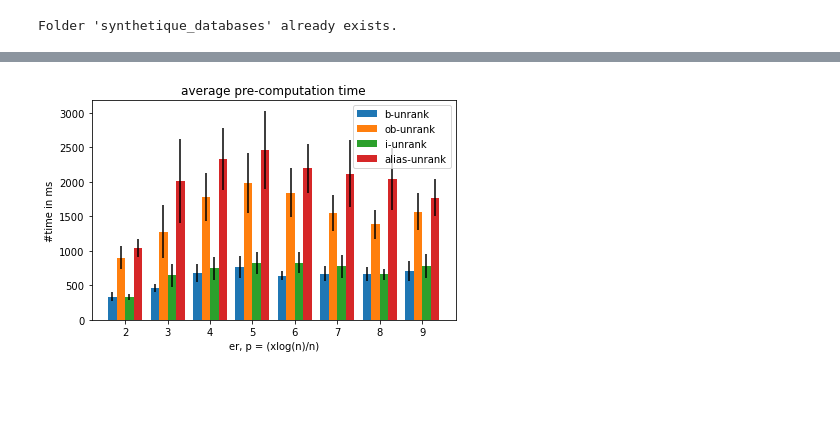
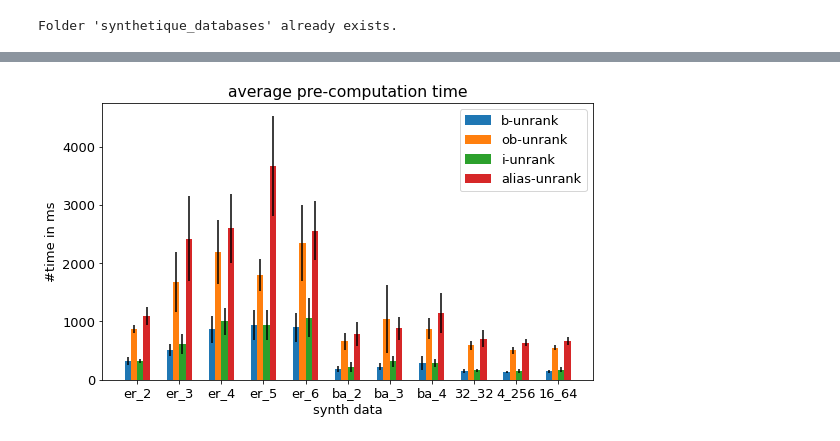
Before and after one commit to simon-dreyer/Shortest_path_sampling, a Jupyter notebook: src/syth_databases.ipynb, the cells around one changed output, grey strips where cells are left out. Drawn from its saved outputs; the diff is of its cells as text; code cells hidden in the pictures; blank space fills up the shorter version.

Commit message:
good first figures for synthtetic data

```diff
--- a/src/syth_databases.ipynb
+++ b/src/syth_databases.ipynb
@@ -253,6 +408,7 @@ def plot_bar_chart(data, xlabel, ylabel, legend, filename):
 
     :param data: Dictionary containing the data to plot
     """
+
     categories = list(data.keys())
     subcategories = list(next(iter(data.values())).keys())
 
@@ -260,11 +416,13 @@ def plot_bar_chart(data, xlabel, ylabel, legend, filename):
     n_groups = len(categories)
     n_bars = len(subcategories)
 
+    fig, ax = plt.subplots(figsize=(8, 5))
+
     # Create figure and axis
-    fig, ax = plt.subplots()
+    #fig, ax = plt.subplots()
 
     # Bar width
-    bar_width = 0.2
+    bar_width = 0.15
 
     # X locations for the groups
     index = np.arange(n_groups)
@@ -283,10 +441,13 @@ def plot_bar_chart(data, xlabel, ylabel, legend, filename):
     ax.set_xticklabels(categories)
     ax.legend()
 
+
     # Show plot
+    plt.rcParams.update({'font.size': 13})
     plt.tight_layout()
     plt.savefig(filename)
     plt.show()
+    plt.close()
 
 # # Example usage:
 # data = {
@@ -305,0 +462,6 @@ plot_bar_chart(data, "er, p = (xlog(n)/n)", "#operations", "average #operations
+# %%
+def name(i):
+    if i[0] != "gr":
+        return i[0]+"_"+str(i[1])
+    else:
+        return str(i[1][0])+"_"+str(i[1][1])
@@ -306,15 +476,20 @@ plot_bar_chart(data, "er, p = (xlog(n)/n)", "#operations", "average #operations
+# %%
+l = [("er", i) for i in range(2, nb_graphs_er+2)]
+l += [("ba", i) for i in range(2, nb_graphs_ba+2)]
+l += [ ("gr", e) for e in list_grid ]
 # %%
 #launch bars on pre-computations
 import subprocess
 algos = ["b-unrank", "ob-unrank", "i-unrank", "alias-unrank"]
-d_pre = { i: {alg:[]   for alg in algos}  for i in list_p }
-for i in list_p:
+d_pre = { i: {alg:[]   for alg in algos}  for i in l }
+for x in l:
+    i = x[1]
     for alg in algos:
-        file = "er_" + str(nb_nodes) + "_" + str(i) + "_" + alg + "/pre_time.csv"
-        l = read_integers_from_file(folder_path+"/"+file)
-        d_pre[i][alg] = l
+        file =  x[0] +  "_" + str(nb_nodes) + "_" + repr(i) + "_" + alg + "/pre_time.csv"
+        ll = read_integers_from_file(folder_path+"/"+file)
+        d_pre[x][alg] = ll
 # %%
-data = {i:  { e: calculate_mean_and_std(d_pre[i][e])   for e in algos }  for i in list_p}
-plot_bar_chart(data, "er, p = (xlog(n)/n)", "#time in ms", "average pre-computation time", "pre_comp.pdf")
+data = {name(i):  { e: calculate_mean_and_std(d_pre[i][e])   for e in algos }  for i in l}
+plot_bar_chart(data, "synth data", "#time in ms", "average pre-computation time", "pre_comp.pdf")
 # %% [output]
-[figure, old version]
+[figure, new version]
```
Also changed, not shown: parts of 13 cells of this notebook, 9 other files.
